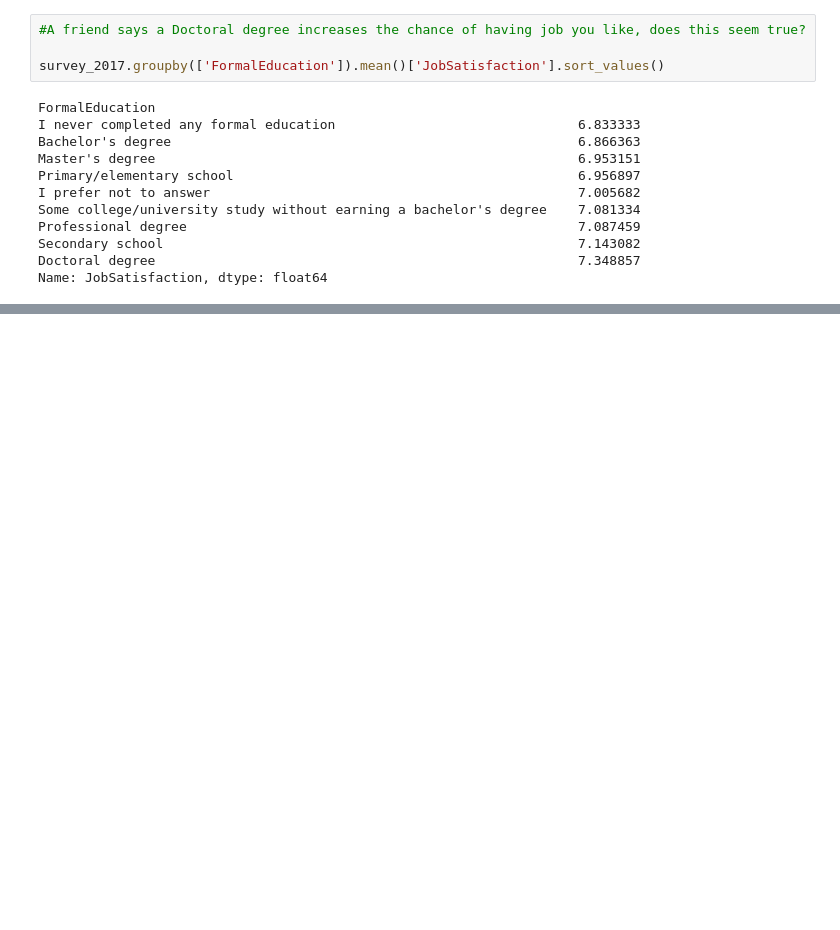
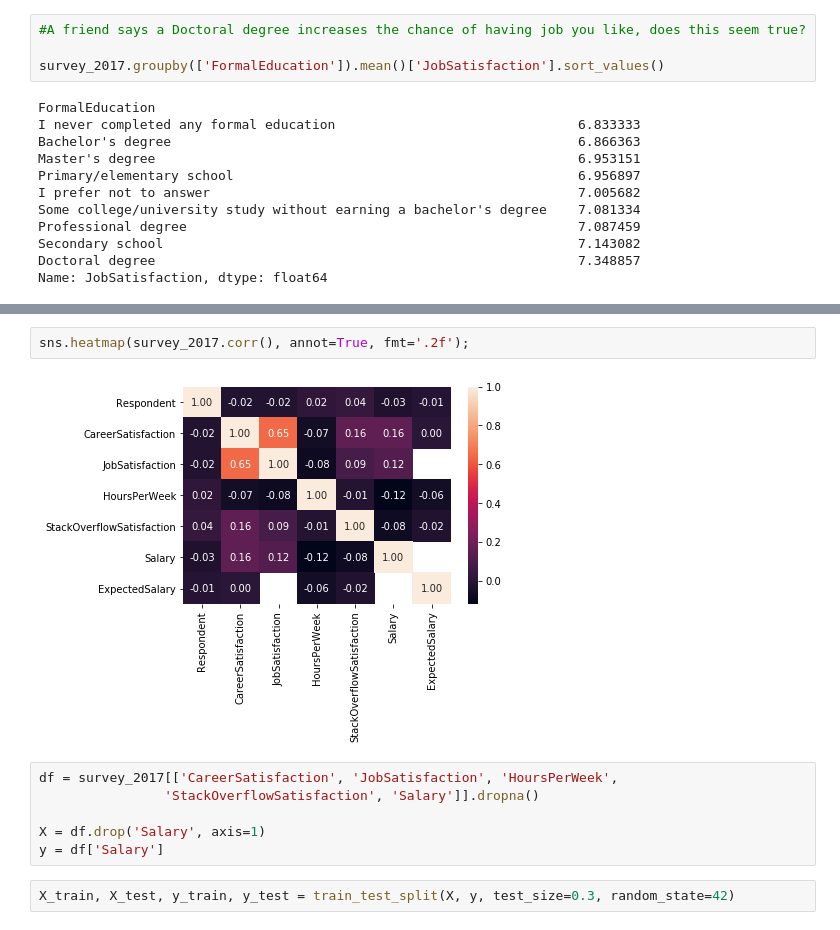
Before and after one commit to Minsifye/Stack-Overflow-Survey-Data-Analysis, a Jupyter notebook: StackOverflow_DataAnalysis_FirstLook.ipynb, the cells around one changed output, grey strips where cells are left out. Drawn from its saved outputs; the diff is of its cells as text; blank space fills up the shorter version.

```diff
--- a/StackOverflow_DataAnalysis_FirstLook.ipynb
+++ b/StackOverflow_DataAnalysis_FirstLook.ipynb
@@ -476,0 +497,12 @@ Name: JobSatisfaction, dtype: float64
+# %%
+sns.heatmap(survey_2017.corr(), annot=True, fmt='.2f');
+# %% [output]
+[figure, added]
+# %%
+df = survey_2017[['CareerSatisfaction', 'JobSatisfaction', 'HoursPerWeek',
+                'StackOverflowSatisfaction', 'Salary']].dropna()
+
+X = df.drop('Salary', axis=1)
+y = df['Salary']
+# %%
+X_train, X_test, y_train, y_test = train_test_split(X, y, test_size=0.3, random_state=42)
```
Also changed, not shown: parts of 10 cells of this notebook.
